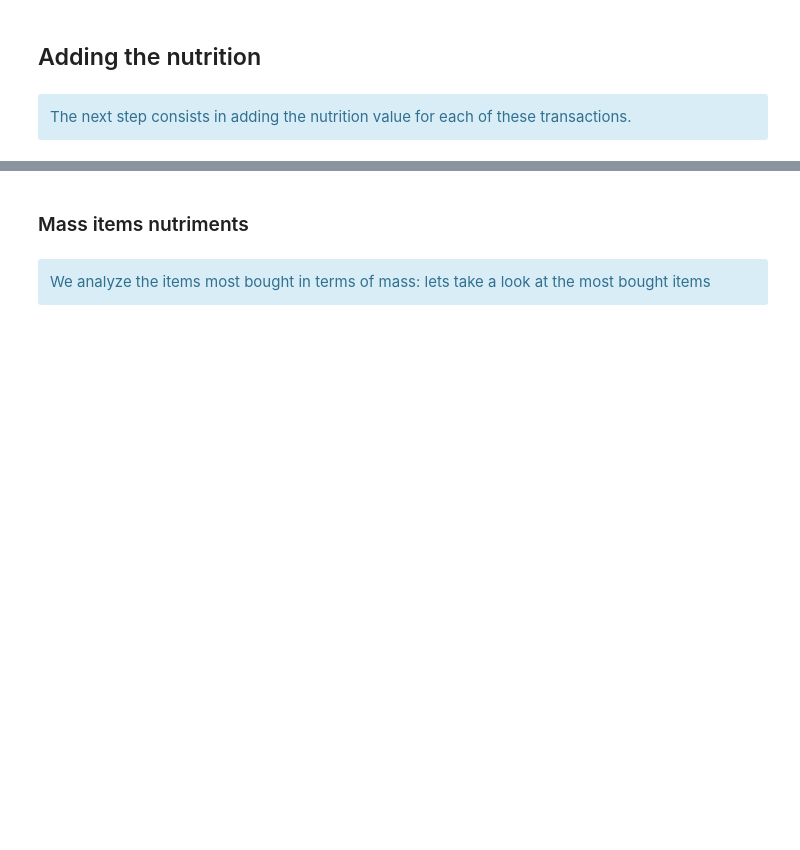
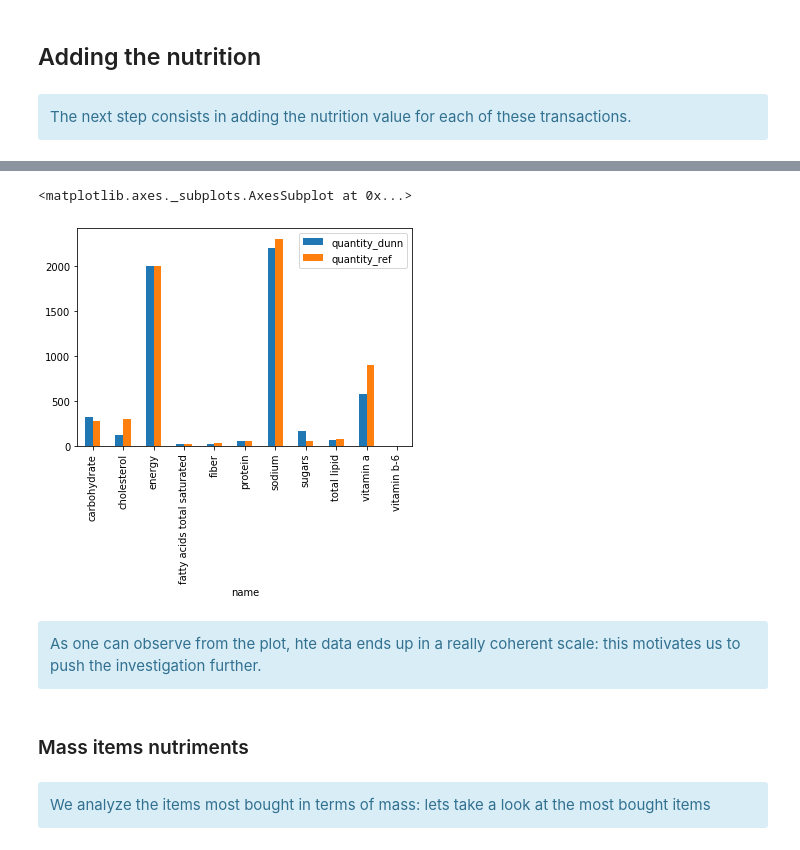
Before and after one commit to raphaelreiss/ADA_project, a Jupyter notebook: src/Demographic_Nut.ipynb, the cells around one changed output, grey strips where cells are left out. Drawn from its saved outputs; the diff is of its cells as text; code cells hidden in the pictures; blank space fills up the shorter version.

```diff
--- a/src/Demographic_Nut.ipynb
+++ b/src/Demographic_Nut.ipynb
@@ -197,6 +197,7 @@ with open(r"../results/dunnhumb_articles_nutriments.pickle", "rb") as input_file
     all_nutrition = pickle.load(input_file)
 with open(r"../results/nutriments_units.pickle", "rb") as input_file:
     nutriment_units_df = pickle.load(input_file)
+    nutriment_units_df = nutriment_units_df[nutriment_units_df.unit_name != 'kJ']
 hh_demographic_df = pd.read_csv('../data/dunnhumby_data/hh_demographic.csv')
 # %%
 #extract the list of nutriments
@@ -226,3 +242,33 @@ house_nut_df = food_trans_clean_df.groupby(['household_key','dunn_name'])\
+# %%
+tot_nutriments = ['tot_' + i for i in nutriments]
+avg_soup  = tot_weight_nut_df[tot_nutriments].sum() / tot_weight_nut_df.TOT_WEIGHT.sum()
+
+avg_soup_df = pd.DataFrame({'name': avg_soup.index.values,'quantity':avg_soup.values})
+
+rem = lambda string: string[4:]
+avg_soup_df['name']= avg_soup_df['name'].apply(rem)
+
+avg_soup_df.set_index('name',inplace=True)
+avg_soup_df = avg_soup_df.join(nutriment_units_df.set_index('name')).drop(columns = 'id')
+
+avg_soup_df.loc['energy'][0]
+
+fctor = 2000 / avg_soup_df.loc['energy'][0]
+avg_soup_df.quantity = avg_soup_df['quantity'] * fctor
+
+ref_intakes_df = pd.read_csv('../data/health/ref_intakes.csv')
+ref_intakes_df.drop(columns = ['unit_name'],inplace = True)
+
+avg_soup_df = avg_soup_df.join(ref_intakes_df.set_index('name'),how = 'inner',lsuffix='_dunn',rsuffix='_ref')
+
+avg_soup_df.plot.bar()
+# %% [output]
+<matplotlib.axes._subplots.AxesSubplot at 0x...>
+[figure, added]
+# %% [markdown]
+<div class="alert alert-block alert-info">
+As one can observe from the plot, hte data ends up in a really coherent scale: this motivates us to push the investigation further.
+</div>
 # %% [markdown]
 ### Mass items nutriments
 # %% [markdown]
```
Also changed, not shown: parts of 41 cells of this notebook, 4 other files.
